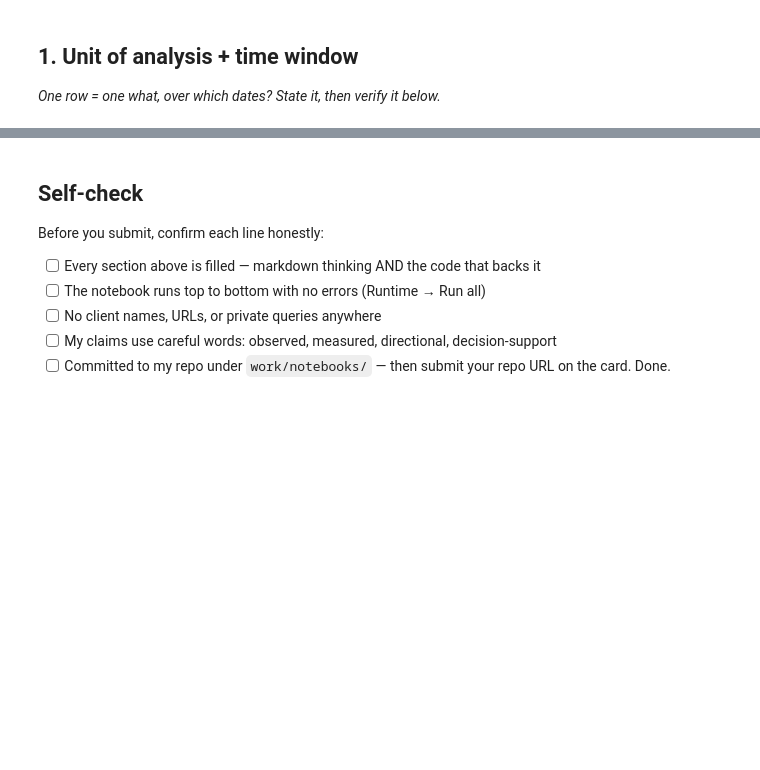
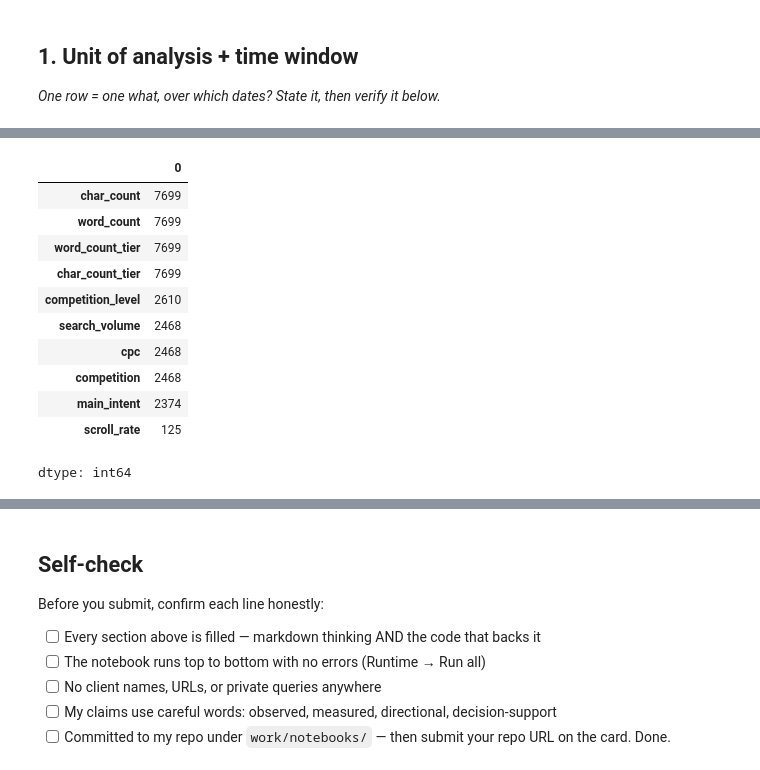
Before and after one commit to Sarahnjunge/starter-notebooks, a Jupyter notebook: work/notebooks/w03_data_contract.ipynb, the cells around one changed output, grey strips where cells are left out. Cells and saved outputs as stored; diff of their text form; code cells hidden in the pictures; blank space fills up the shorter version.

```diff
--- a/work/notebooks/w03_data_contract.ipynb
+++ b/work/notebooks/w03_data_contract.ipynb
@@ -36,0 +82,64 @@ This skeleton is yours to fill. Work the sections **in order** — each one has
+# %%
+# Check the fields used in the data contract
+
+features = [
+    "search_volume",
+    "competition",
+    "competition_level",
+    "cpc",
+    "content_type",
+    "main_intent",
+    "word_count",
+    "char_count",
+    "impressions_90d",
+    "clicks_90d",
+    "pageviews_90d",
+    "sessions_90d",
+    "users_90d",
+    "engaged_sessions_90d",
+    "ai_sessions_90d",
+    "scroll_events_90d",
+    "days_with_impressions",
+    "days_with_sessions",
+    "impressions_last_30d",
+    "clicks_last_30d",
+    "sessions_last_30d",
+    "impressions_prev_30d",
+    "clicks_prev_30d",
+    "sessions_prev_30d",
+    "content_age_days",
+    "age_tier",
+    "age_tier_order",
+    "days_since_last_update",
+    "freshness_tier",
+    "word_count_tier",
+    "char_count_tier",
+    "ctr",
+    "avg_position",
+    "engagement_rate",
+    "scroll_rate",
+    "ai_traffic_pct",
+    "impression_tier",
+    "position_tier"
+]
+
+label = "trend_direction"
+
+context = [
+    "content_id",
+    "client_id"
+]
+
+excluded = [
+    "trend_pct",
+    "trend_direction"
+]
+
+print("Number of features:", len(features))
+print("\nLabel:", label)
+print("\nContext fields:", context)
+print("\nExcluded fields:", excluded)
+
+print("\nMissing feature values:")
+display(df[features].isna().sum().sort_values(ascending=False).head(10))
+# %% [output]
@@ -36,0 +155,12 @@ This skeleton is yours to fill. Work the sections **in order** — each one has
+|  | 0 |
+| char_count | 7699 |
+| word_count | 7699 |
+| word_count_tier | 7699 |
+| char_count_tier | 7699 |
+| competition_level | 2610 |
+| search_volume | 2468 |
+| cpc | 2468 |
+| competition | 2468 |
+| main_intent | 2374 |
+| scroll_rate | 125 |
+dtype: int64
```
Also changed, not shown: parts of 17 cells of this notebook.
